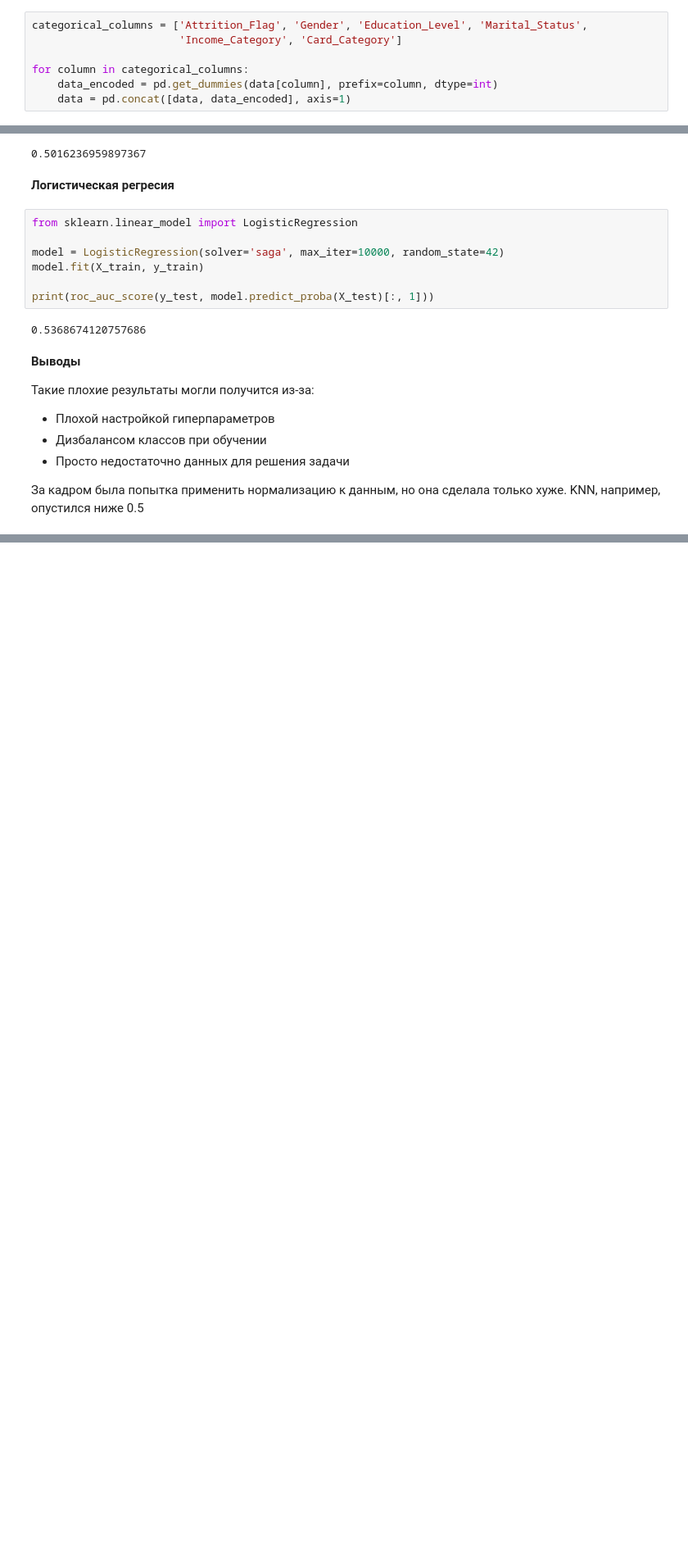
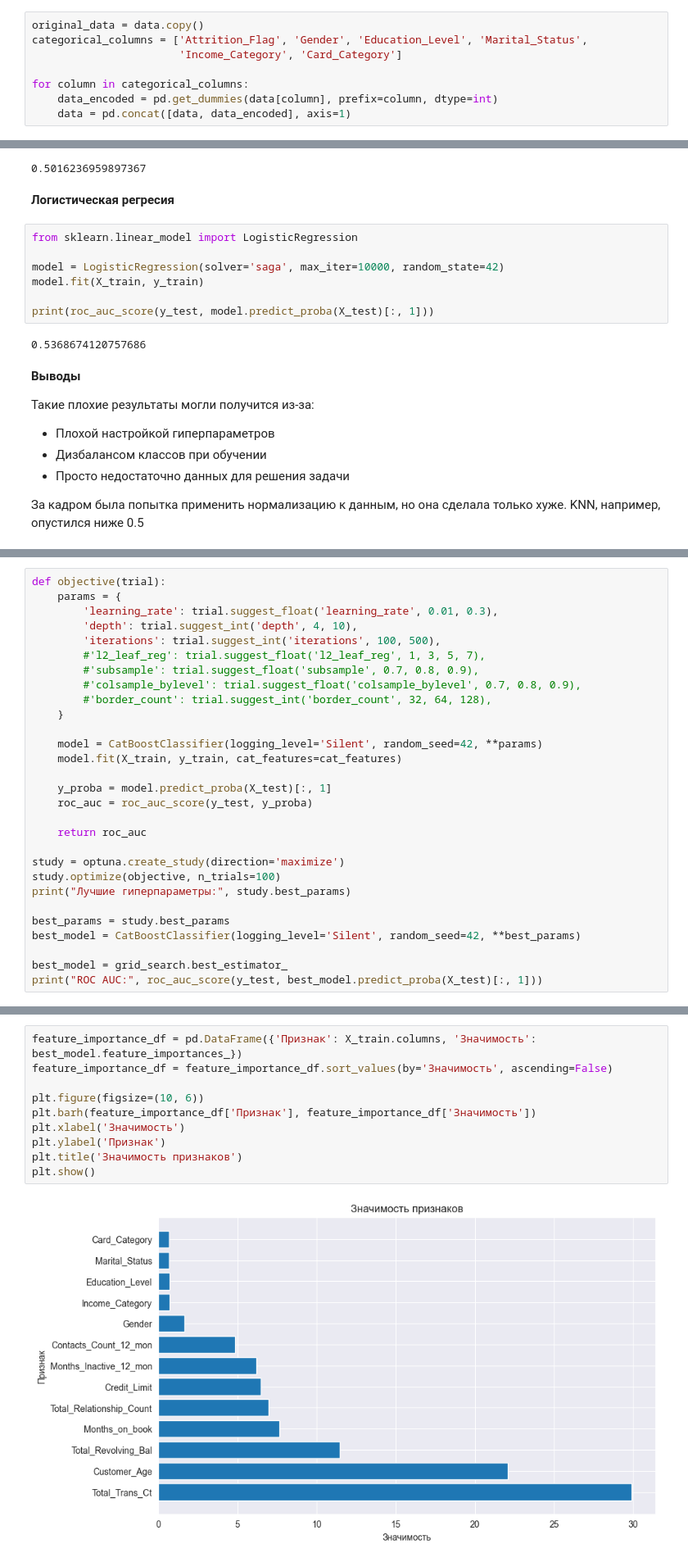
Before and after one commit to Rubicman/FTMI-Applied-Machine-Learning, a Jupyter notebook: solution.ipynb, the cells around one changed output, grey strips where cells are left out. Shown at 82% size. Drawn from its saved outputs; the diff is of its cells as text; blank space fills up the shorter version.

```diff
--- a/solution.ipynb
+++ b/solution.ipynb
@@ -137,6 +139,7 @@ plt.show()
 **Преобразование категориальных признаков**
 в boolean колонки, соответствующие каждому значению
 # %%
+original_data = data.copy()
 categorical_columns = ['Attrition_Flag', 'Gender', 'Education_Level', 'Marital_Status',
                        'Income_Category', 'Card_Category']
 
@@ -258,0 +342,29 @@ print(roc_auc_score(y_test, model.predict_proba(X_test)[:, 1]))
+# %%
+def objective(trial):
+    params = {
+        'learning_rate': trial.suggest_float('learning_rate', 0.01, 0.3),
+        'depth': trial.suggest_int('depth', 4, 10),
+        'iterations': trial.suggest_int('iterations', 100, 500),
+        #'l2_leaf_reg': trial.suggest_float('l2_leaf_reg', 1, 3, 5, 7),
+        #'subsample': trial.suggest_float('subsample', 0.7, 0.8, 0.9),
+        #'colsample_bylevel': trial.suggest_float('colsample_bylevel', 0.7, 0.8, 0.9),
+        #'border_count': trial.suggest_int('border_count', 32, 64, 128),
+    }
+
+    model = CatBoostClassifier(logging_level='Silent', random_seed=42, **params)
+    model.fit(X_train, y_train, cat_features=cat_features)
+
+    y_proba = model.predict_proba(X_test)[:, 1]
+    roc_auc = roc_auc_score(y_test, y_proba)
+
+    return roc_auc
+
+study = optuna.create_study(direction='maximize')
+study.optimize(objective, n_trials=100)
+print("Лучшие гиперпараметры:", study.best_params)
+
+best_params = study.best_params
+best_model = CatBoostClassifier(logging_level='Silent', random_seed=42, **best_params)
+
+best_model = grid_search.best_estimator_
+print("ROC AUC:", roc_auc_score(y_test, best_model.predict_proba(X_test)[:, 1]))
@@ -258,0 +397,12 @@ print(roc_auc_score(y_test, model.predict_proba(X_test)[:, 1]))
+# %%
+feature_importance_df = pd.DataFrame({'Признак': X_train.columns, 'Значимость': best_model.feature_importances_})
+feature_importance_df = feature_importance_df.sort_values(by='Значимость', ascending=False)
+
+plt.figure(figsize=(10, 6))
+plt.barh(feature_importance_df['Признак'], feature_importance_df['Значимость'])
+plt.xlabel('Значимость')
+plt.ylabel('Признак')
+plt.title('Значимость признаков')
+plt.show()
+# %% [output]
+[figure, added]
```
Also changed, not shown: parts of 14 cells of this notebook.
